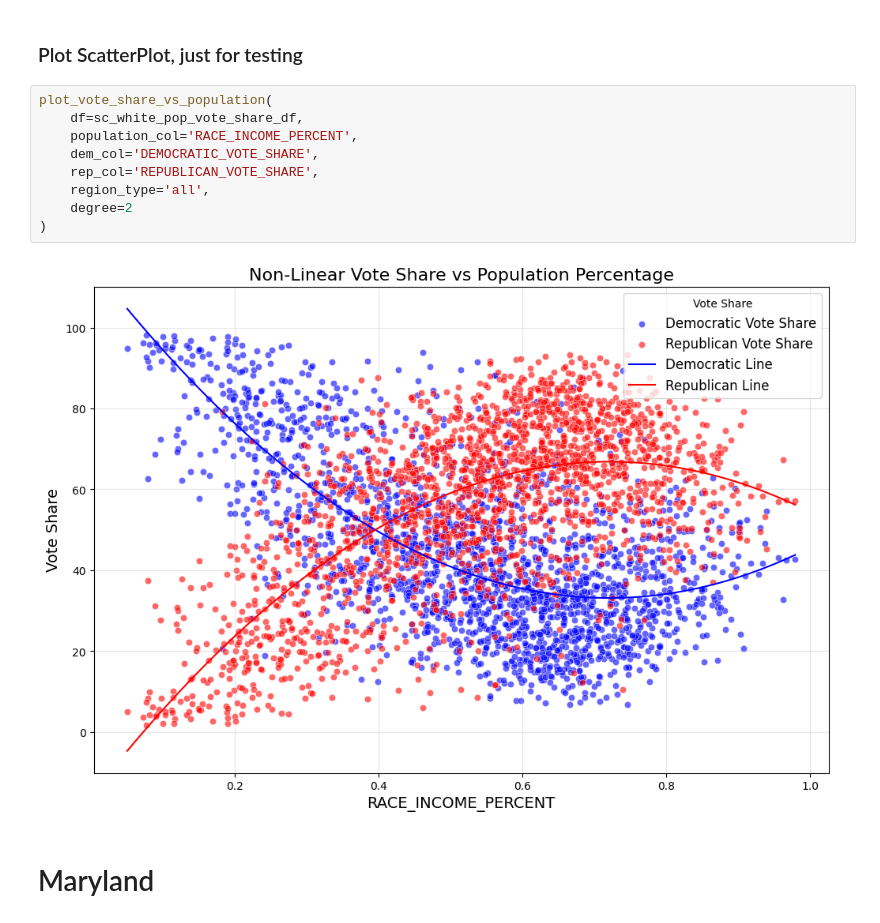
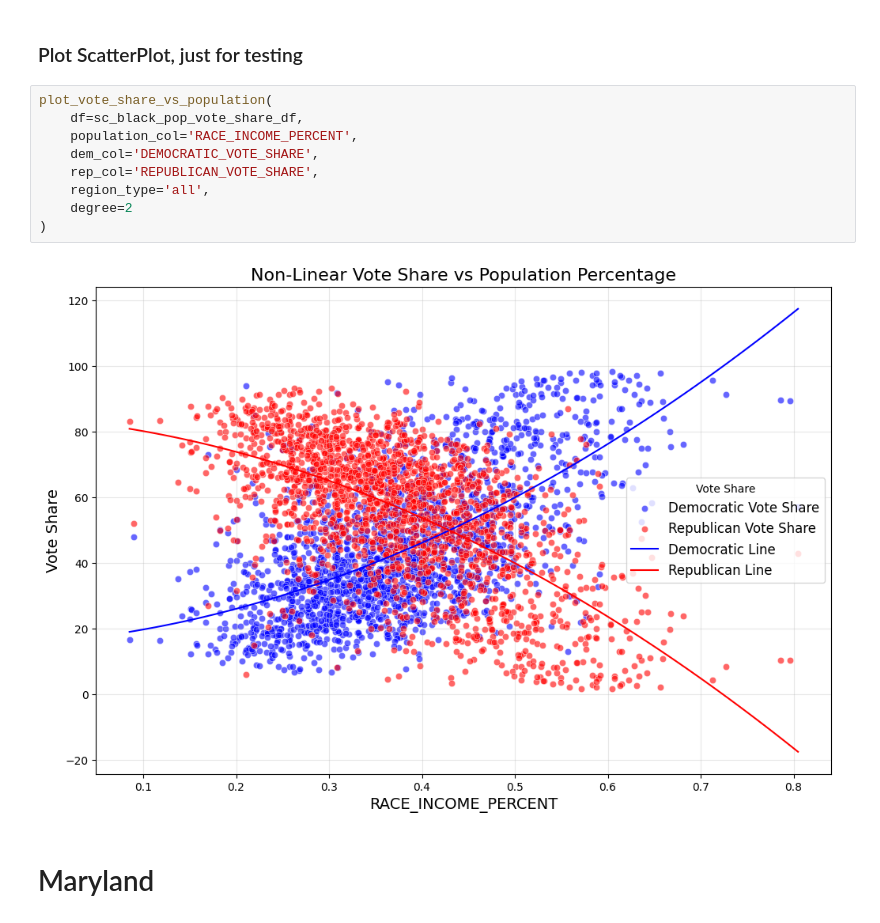
Before and after one commit to SBU-CSE-416/votifier, a Jupyter notebook: server/data/preprocess_gingles.ipynb, the cells around one changed output. Cells and saved outputs as stored; diff of their text form.

```diff
--- a/server/data/preprocess_gingles.ipynb
+++ b/server/data/preprocess_gingles.ipynb
@@ -239,15 +322,15 @@ open ('states/south_carolina/gingles/sc_gingles_precinct_income_analysis.json',
 ### Plot ScatterPlot, just for testing
 # %%
 plot_vote_share_vs_population(
-    df=sc_white_pop_vote_share_df,
+    df=sc_black_pop_vote_share_df,
     population_col='RACE_INCOME_PERCENT',
     dem_col='DEMOCRATIC_VOTE_SHARE',
     rep_col='REPUBLICAN_VOTE_SHARE',
     region_type='all',
     degree=2
 )
 # %% [output]
-[figure, old version]
+[figure, new version]
 # %% [markdown]
 # Maryland
 # %%
```
Also changed, not shown: parts of 14 cells of this notebook, 4 other files.
